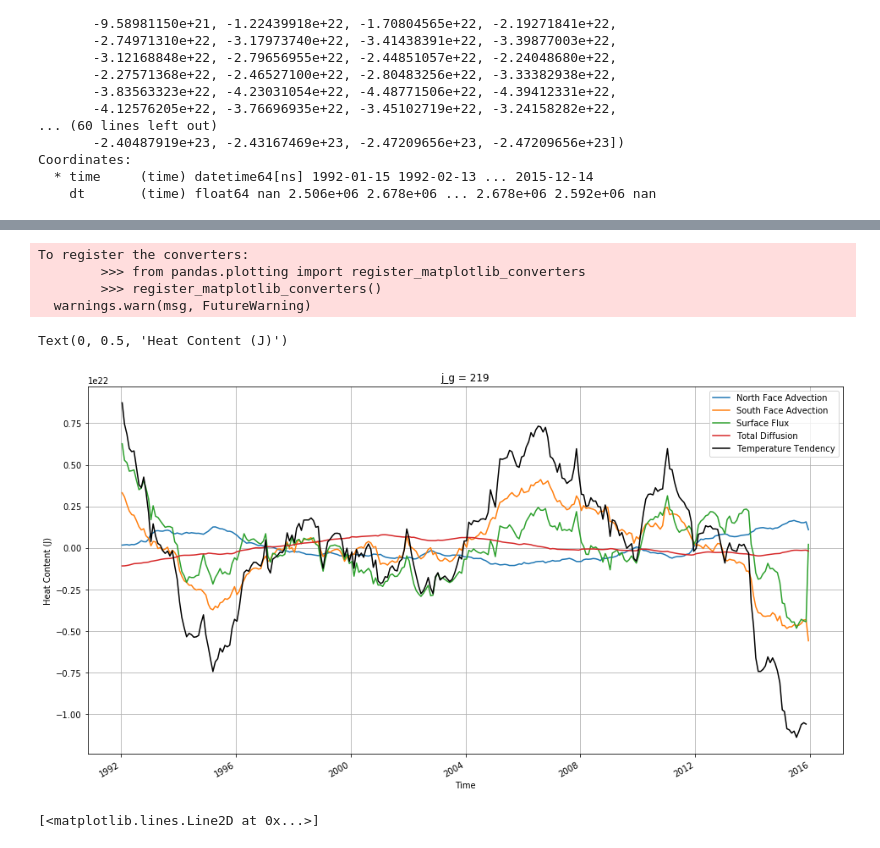
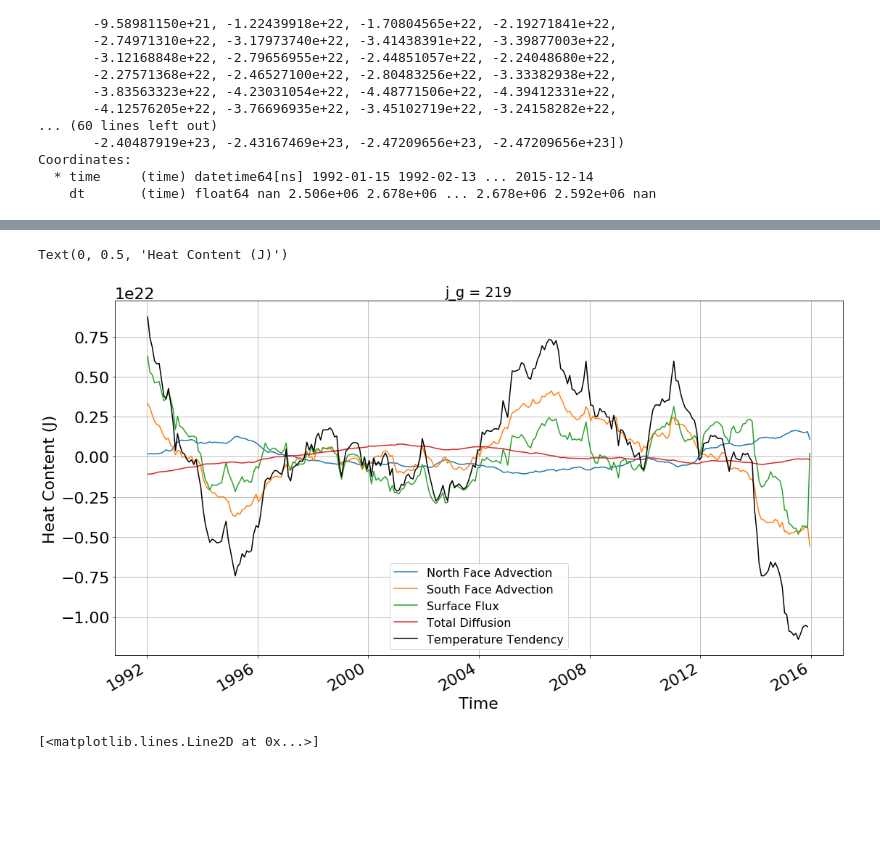
Before and after one commit to cjiang15/na-heat-transport, a Jupyter notebook: semester-work/219-code/mht-219.ipynb, the cells around one changed output, grey strips where cells are left out. Saved outputs shown, nothing was run; the diff lists cells and outputs as text; code cells hidden in the pictures; blank space fills up the shorter version.

```diff
--- a/semester-work/219-code/mht-219.ipynb
+++ b/semester-work/219-code/mht-219.ipynb
@@ -197,24 +222,22 @@ diff_final = diff_detrend.groupby('time.month') - d
 net_final = net_final.rename({'time_snp' : 'time'})
 net_final['time'] = south_final.time[:-1]
 # %%
-fig, ax = pltt.subplots(figsize = (16,8))
+import matplotlib
+fig, ax = pltt.subplots(figsize = (18,9))
+matplotlib.rcParams.update({'font.size': 16})
 (north_final).plot()
 (south_final).plot()
 (surface_final).plot()
 (diff_final).plot()
 (net_final*1e22).plot(color = 'k')
 #( south_final + surface_final + diff_final - north_final - net_final*1e22).plot()
 # pltt.legend(("Northern face","Southern face","Surface", "LHS", "diff", "Sum"), loc="upper left")
 pltt.legend(('North Face Advection','South Face Advection','Surface Flux','Total Diffusion','Temperature Tendency' ))
 pltt.grid()
 pltt.ylabel('Heat Content (J)')
 # %% [output]
-To register the converters:
-        >>> from pandas.plotting import register_matplotlib_converters
-        >>> register_matplotlib_converters()
-  warnings.warn(msg, FutureWarning)
+Text(0, 0.5, 'Heat Content (J)')
-Text(0, 0.5, 'Heat Content (J)')
-[figure, old version]
+[figure, new version]
 # %%
 (south_final - north_final + surface_final + diff_final).plot(figsize=(16,8))
 # %% [output]
```
Also changed, not shown: parts of 4 cells of this notebook, 28 other files.
